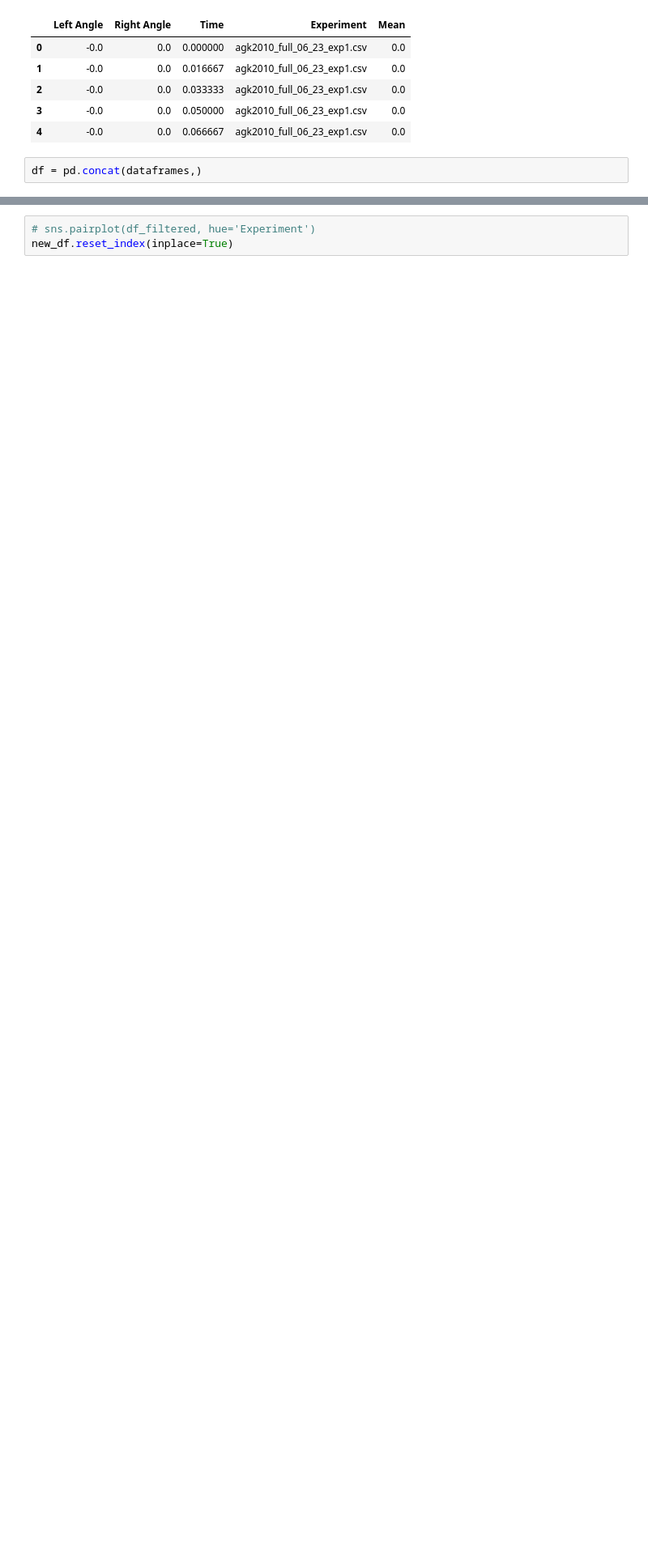
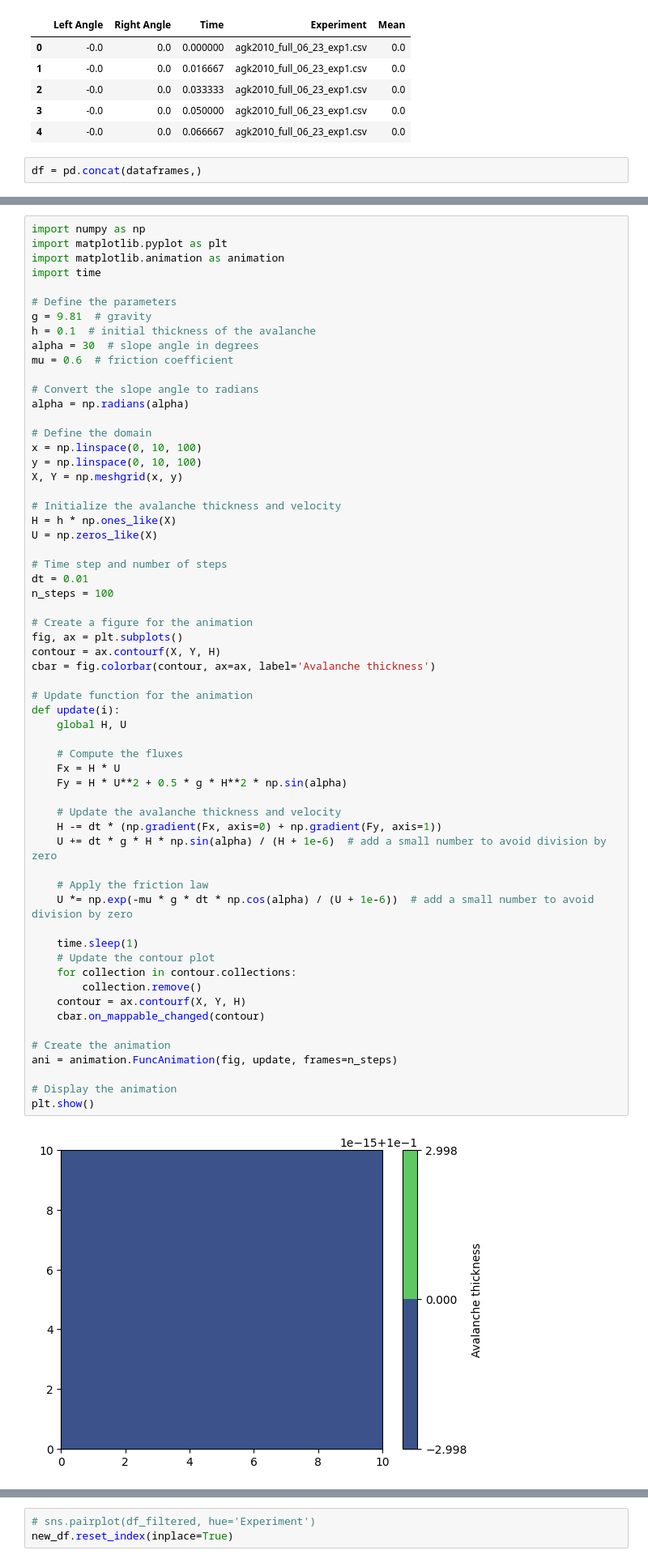
Before and after one commit to adamkolusz/slope-finder, a Jupyter notebook: src/csv_analyzer.ipynb, the cells around one changed output, grey strips where cells are left out. Shown: that part at 81% size. Cells and saved outputs as stored; diff of their text form; blank space fills up the shorter version.

```diff
--- a/src/csv_analyzer.ipynb
+++ b/src/csv_analyzer.ipynb
@@ -211,0 +227,62 @@ Cropped Critical Values:
+# %%
+import numpy as np
+import matplotlib.pyplot as plt
+import matplotlib.animation as animation
+import time
+
+# Define the parameters
+g = 9.81  # gravity
+h = 0.1  # initial thickness of the avalanche
+alpha = 30  # slope angle in degrees
+mu = 0.6  # friction coefficient
+
+# Convert the slope angle to radians
+alpha = np.radians(alpha)
+
+# Define the domain
+x = np.linspace(0, 10, 100)
+y = np.linspace(0, 10, 100)
+X, Y = np.meshgrid(x, y)
+
+# Initialize the avalanche thickness and velocity
+H = h * np.ones_like(X)
+U = np.zeros_like(X)
+
+# Time step and number of steps
+dt = 0.01
+n_steps = 100
+
+# Create a figure for the animation
+fig, ax = plt.subplots()
+contour = ax.contourf(X, Y, H)
+cbar = fig.colorbar(contour, ax=ax, label='Avalanche thickness')
+
+# Update function for the animation
+def update(i):
+    global H, U
+
+    # Compute the fluxes
+    Fx = H * U
+    Fy = H * U**2 + 0.5 * g * H**2 * np.sin(alpha)
+
+    # Update the avalanche thickness and velocity
+    H -= dt * (np.gradient(Fx, axis=0) + np.gradient(Fy, axis=1))
+    U += dt * g * H * np.sin(alpha) / (H + 1e-6)  # add a small number to avoid division by zero
+
+    # Apply the friction law
+    U *= np.exp(-mu * g * dt * np.cos(alpha) / (U + 1e-6))  # add a small number to avoid division by zero
+
+    time.sleep(1)
+    # Update the contour plot
+    for collection in contour.collections:
+        collection.remove()
+    contour = ax.contourf(X, Y, H)
+    cbar.on_mappable_changed(contour)
+
+# Create the animation
+ani = animation.FuncAnimation(fig, update, frames=n_steps)
+
+# Display the animation
+plt.show()
+# %% [output]
+[figure, added]
```
Also changed, not shown: parts of 25 cells of this notebook, 4 other files.
